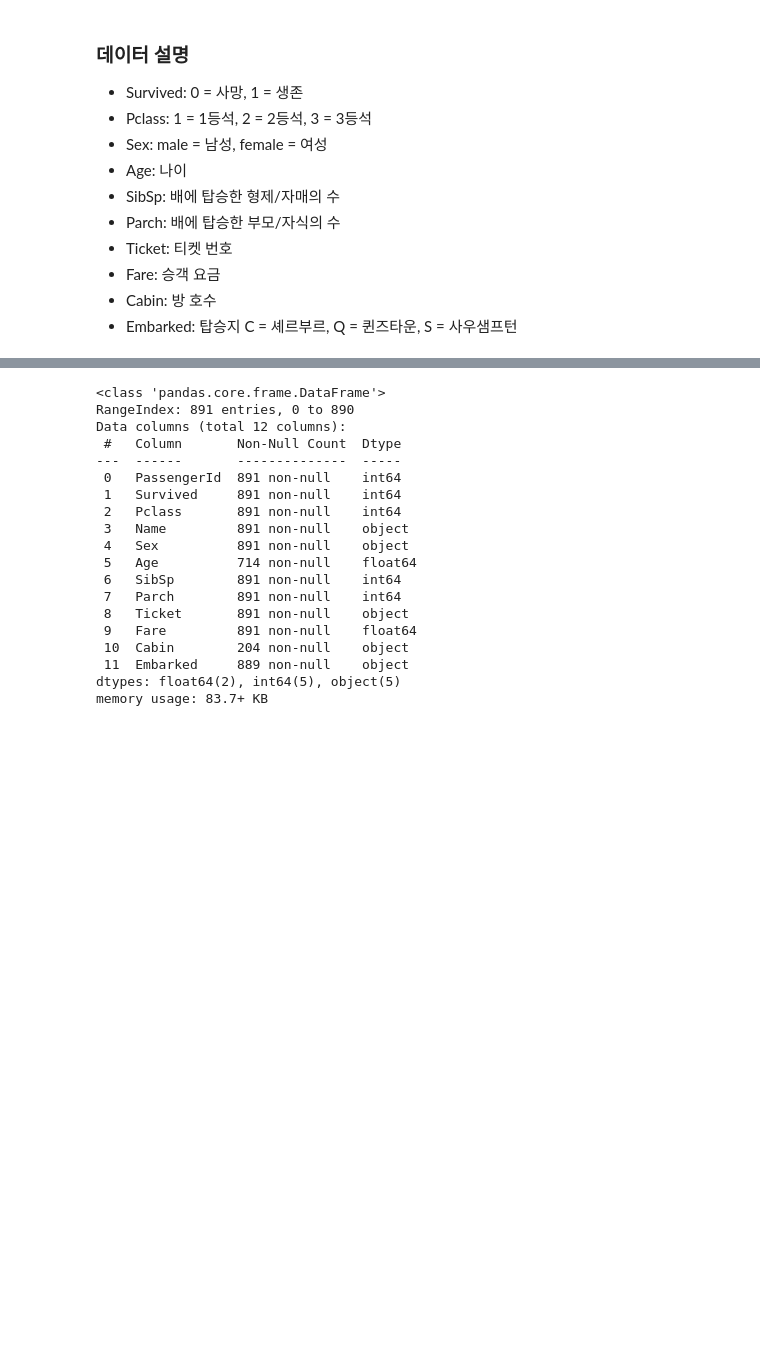
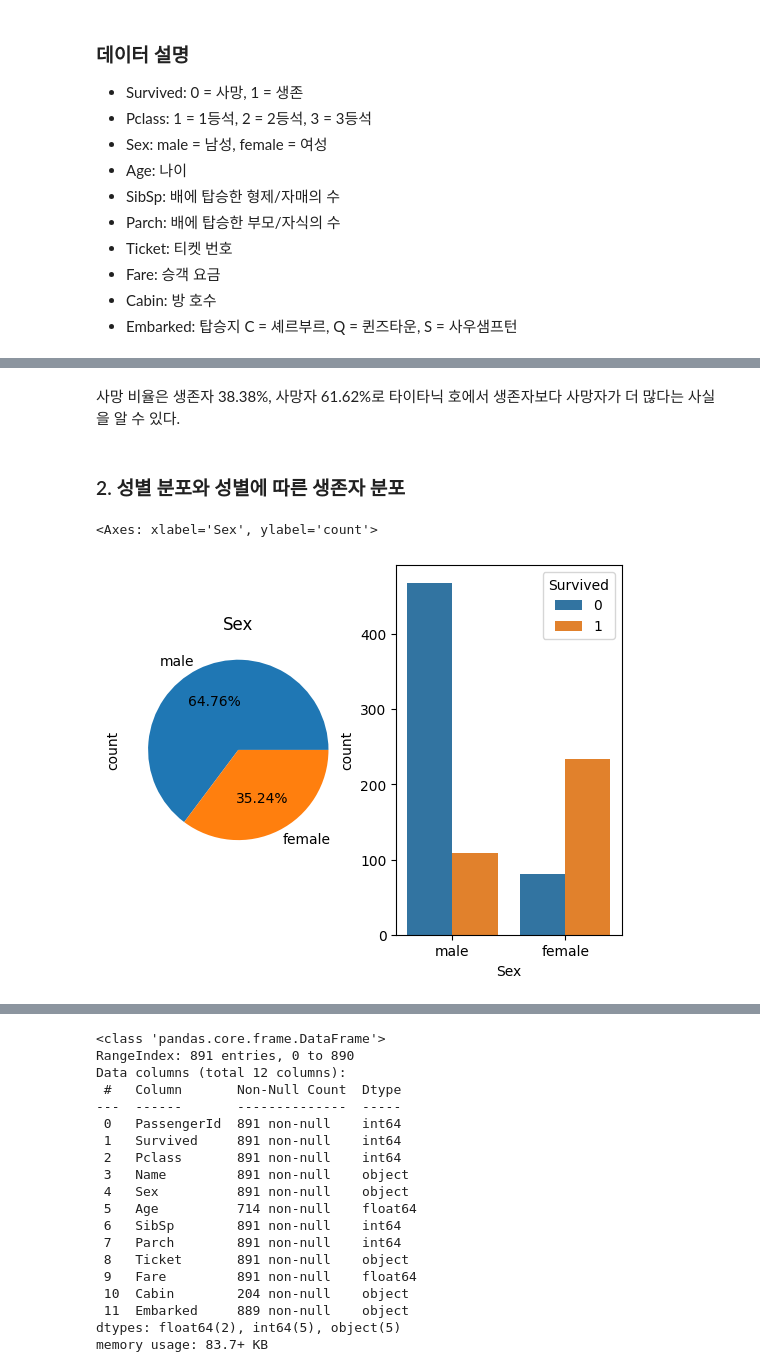
Before and after one commit to kkh01230123/Project, a Jupyter notebook: Titanic_Dataset.ipynb, the cells around one changed output, grey strips where cells are left out. Cells and saved outputs as stored; diff of their text form; code cells hidden in the pictures; blank space fills up the shorter version.

```diff
--- a/Titanic_Dataset.ipynb
+++ b/Titanic_Dataset.ipynb
@@ -36,0 +73,12 @@ train.head()
+# %% [markdown]
+사망 비율은 생존자 38.38%, 사망자 61.62%로 타이타닉 호에서 생존자보다 사망자가 더 많다는 사실을 알 수 있다.
+# %% [markdown]
+### 2. 성별 분포와 성별에 따른 생존자 분포
+# %%
+plt.subplot(1, 2, 1)
+df["Sex"].value_counts().plot(title='Sex', kind='pie', autopct='%.2f%%')
+plt.subplot(1, 2, 2)
+sns.countplot(data=df, x="Sex", hue="Survived")
+# %% [output]
+<Axes: xlabel='Sex', ylabel='count'>
+[figure, added]
```
Also changed, not shown: parts of 108 cells of this notebook, 2 other files.
